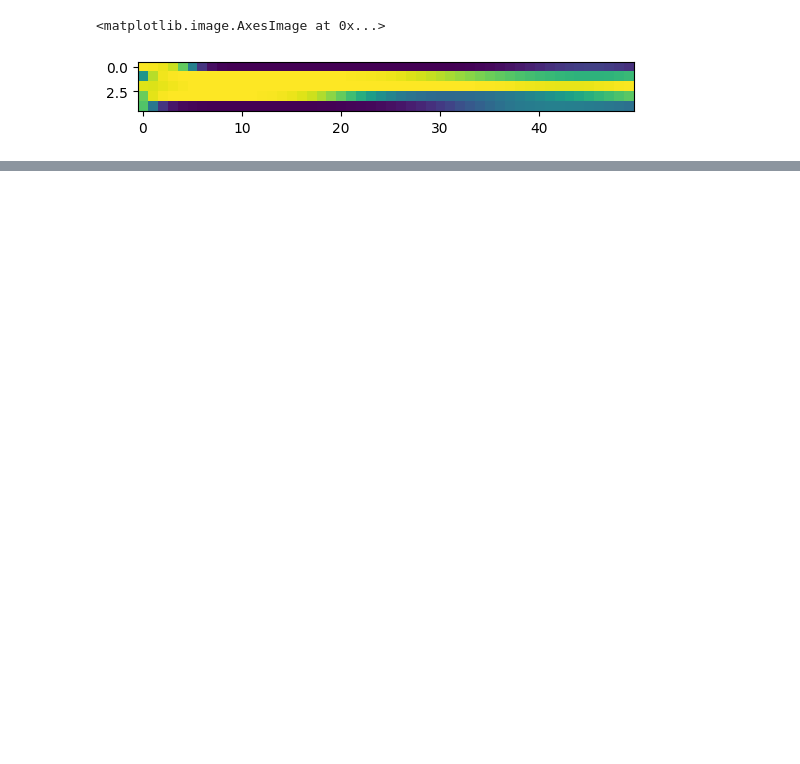
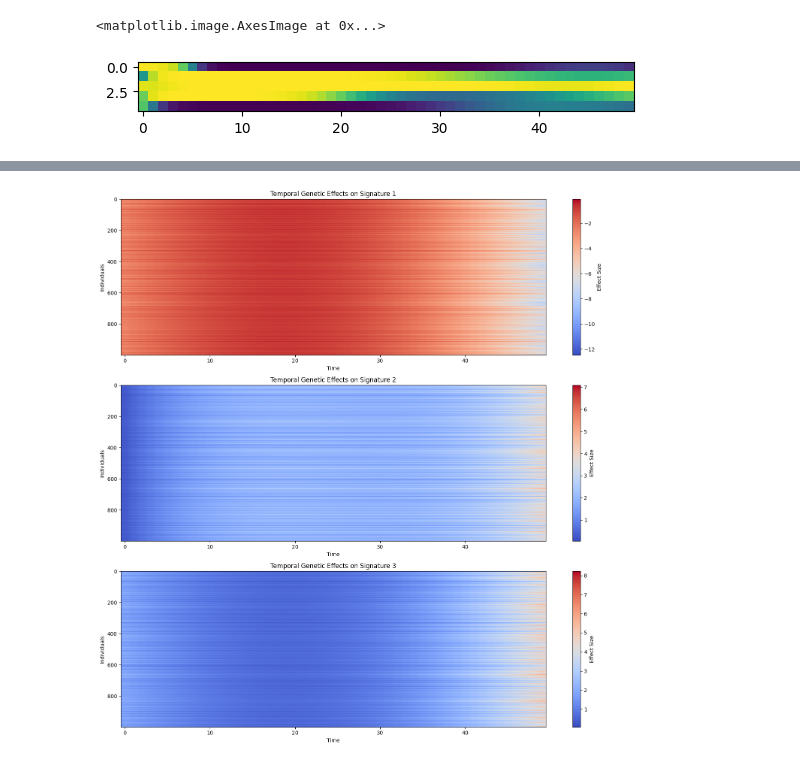
Before and after one commit to surbut/Tensornoulli, a Jupyter notebook: Scripts/clean.ipynb, the cells around one changed output, grey strips where cells are left out. Saved outputs shown, nothing was run; the diff lists cells and outputs as text; code cells hidden in the pictures; blank space fills up the shorter version.

```diff
--- a/Scripts/clean.ipynb
+++ b/Scripts/clean.ipynb
@@ -351,0 +557,19 @@ Overall correlation between true and estimated probabilities: 0.0429
+# %%
+# Compute genetic effects on signatures
+genetic_effect = np.einsum('np,pkr->nkr', model_fit.G, model_fit.B)
+genetic_effect.shape
+temporal_genetic_effect = np.einsum('nkr,tr->nkt', genetic_effect, model_fit.fixed_U2)
+
+plt.figure(figsize=(15, 5 * model_fit.K))
+for k in range(model_fit.K):
+    plt.subplot(model_fit.K, 1, k+1)
+    plt.imshow(temporal_genetic_effect[:, k, :], aspect='auto', cmap='coolwarm')
+    plt.title(f'Temporal Genetic Effects on Signature {k+1}')
+    plt.xlabel('Time')
+    plt.ylabel('Individuals')
+    plt.colorbar(label='Effect Size')
+
+plt.tight_layout()
+plt.show()
+# %% [output]
+[figure, added]
```
Also changed, not shown: parts of 13 cells of this notebook, 4 other files.
